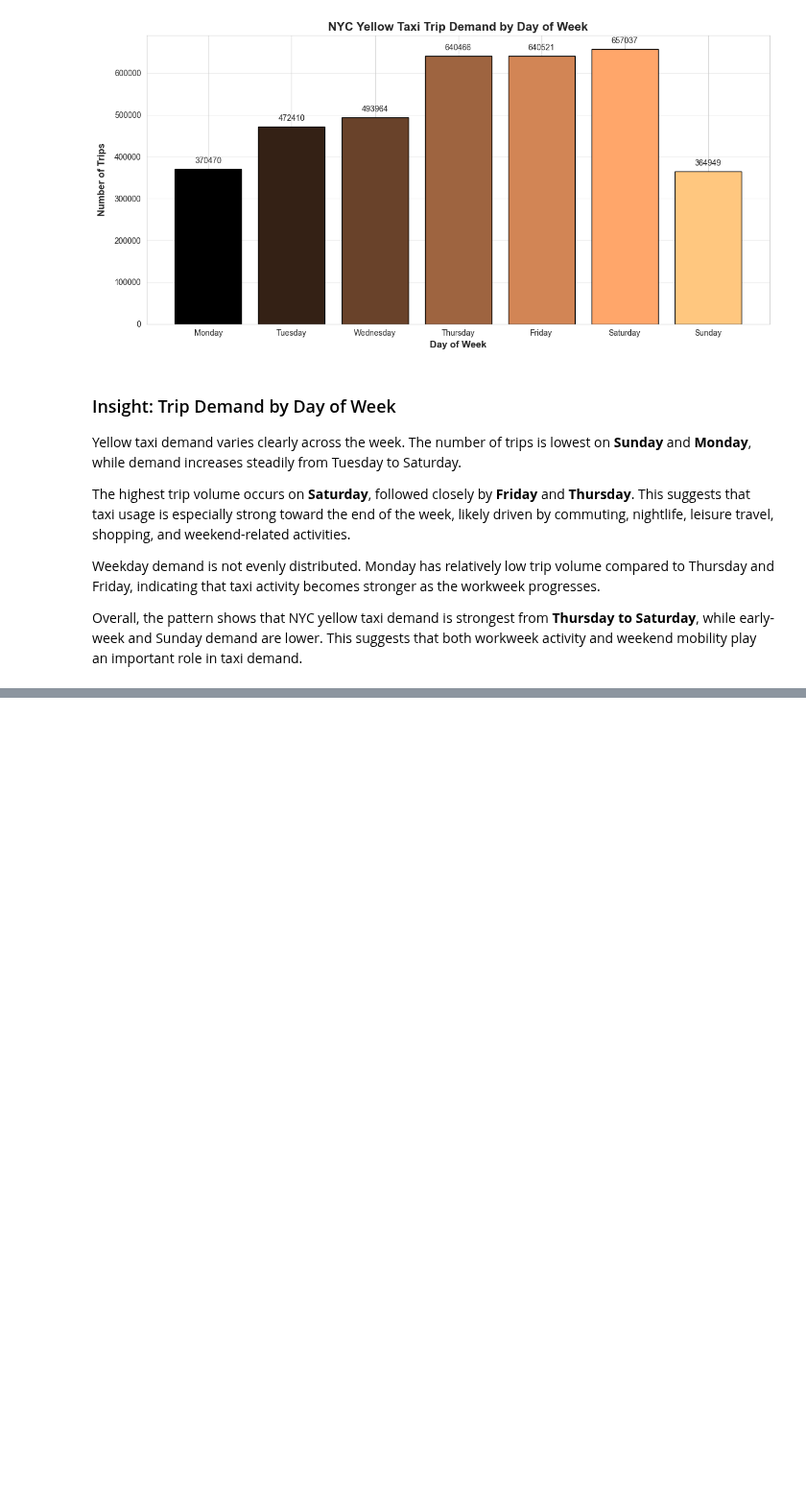
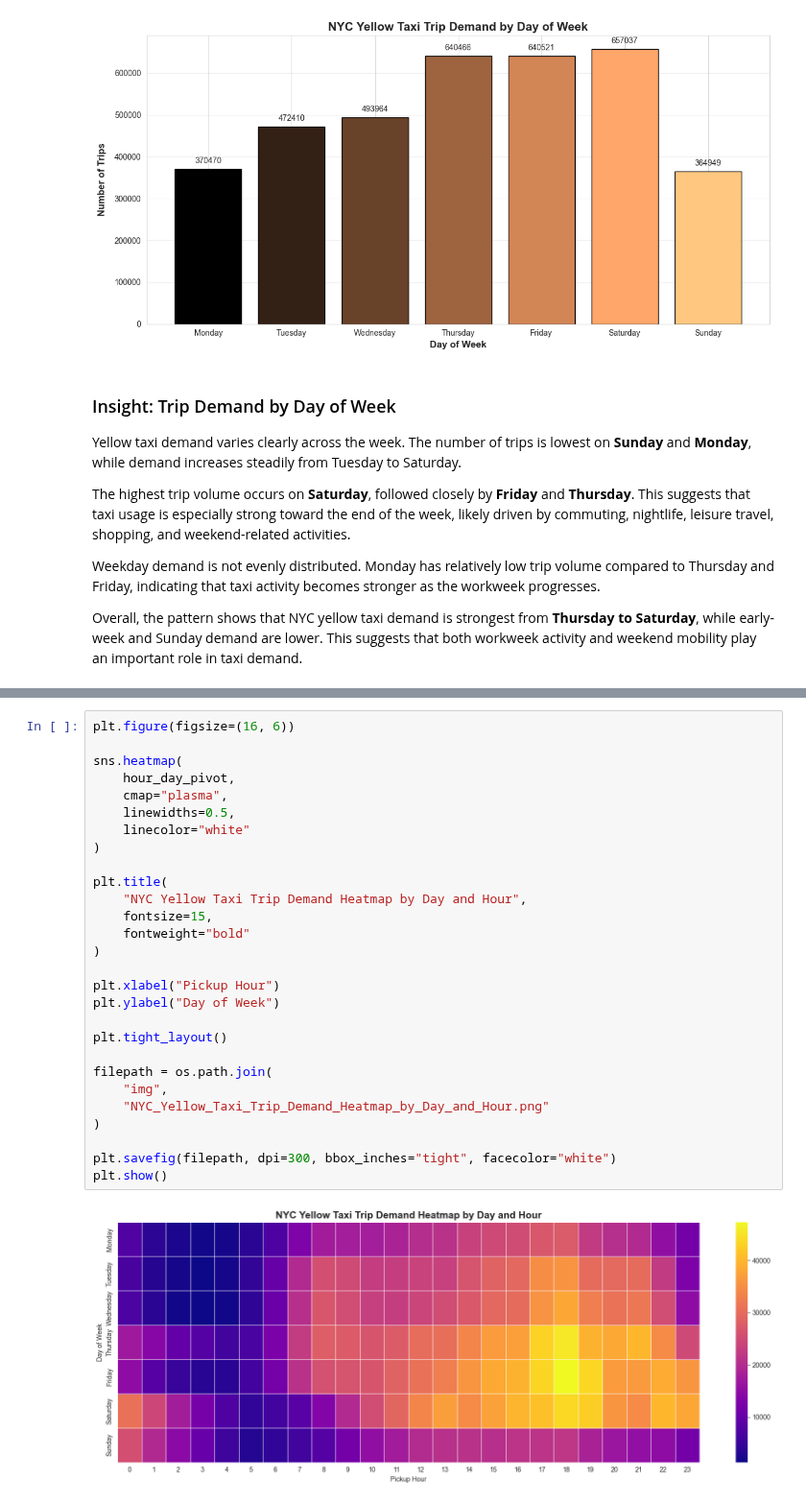
Before and after one commit to fathirrizkifadillah/NYC-Yellow-Taxi-Trip-Analysis, a Jupyter notebook: main.ipynb, the cells around one changed output, grey strips where cells are left out. Shown at 96% size. Cells and saved outputs as stored; diff of their text form; blank space fills up the shorter version.

Commit message:
3.3 NYC Yellow Taxi Trip Demand Heatmap by Day and Hour

```diff
--- a/main.ipynb
+++ b/main.ipynb
@@ -669,0 +706,30 @@ Overall, the pattern shows that NYC yellow taxi demand is strongest from **Thurs
+# %%
+plt.figure(figsize=(16, 6))
+
+sns.heatmap(
+    hour_day_pivot,
+    cmap="plasma",
+    linewidths=0.5,
+    linecolor="white"
+)
+
+plt.title(
+    "NYC Yellow Taxi Trip Demand Heatmap by Day and Hour",
+    fontsize=15,
+    fontweight="bold"
+)
+
+plt.xlabel("Pickup Hour")
+plt.ylabel("Day of Week")
+
+plt.tight_layout()
+
+filepath = os.path.join(
+    "img",
+    "NYC_Yellow_Taxi_Trip_Demand_Heatmap_by_Day_and_Hour.png"
+)
+
+plt.savefig(filepath, dpi=300, bbox_inches="tight", facecolor="white")
+plt.show()
+# %% [output]
+[figure, added]
```
Also changed, not shown: parts of 2 cells of this notebook, 1 other file.
